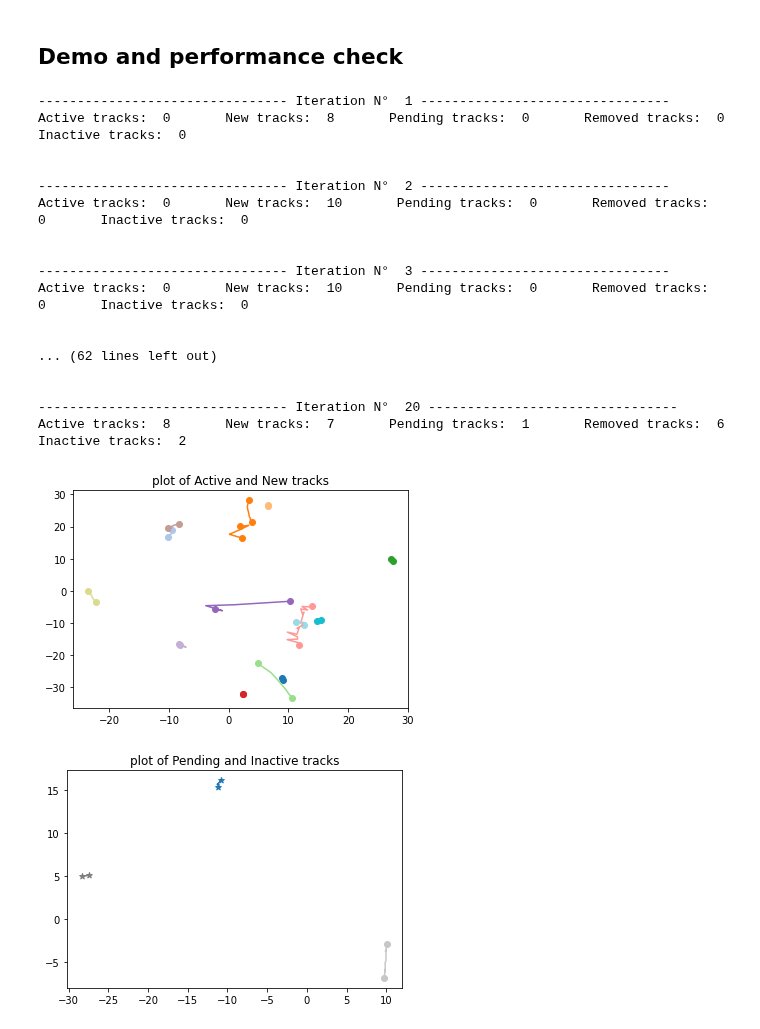
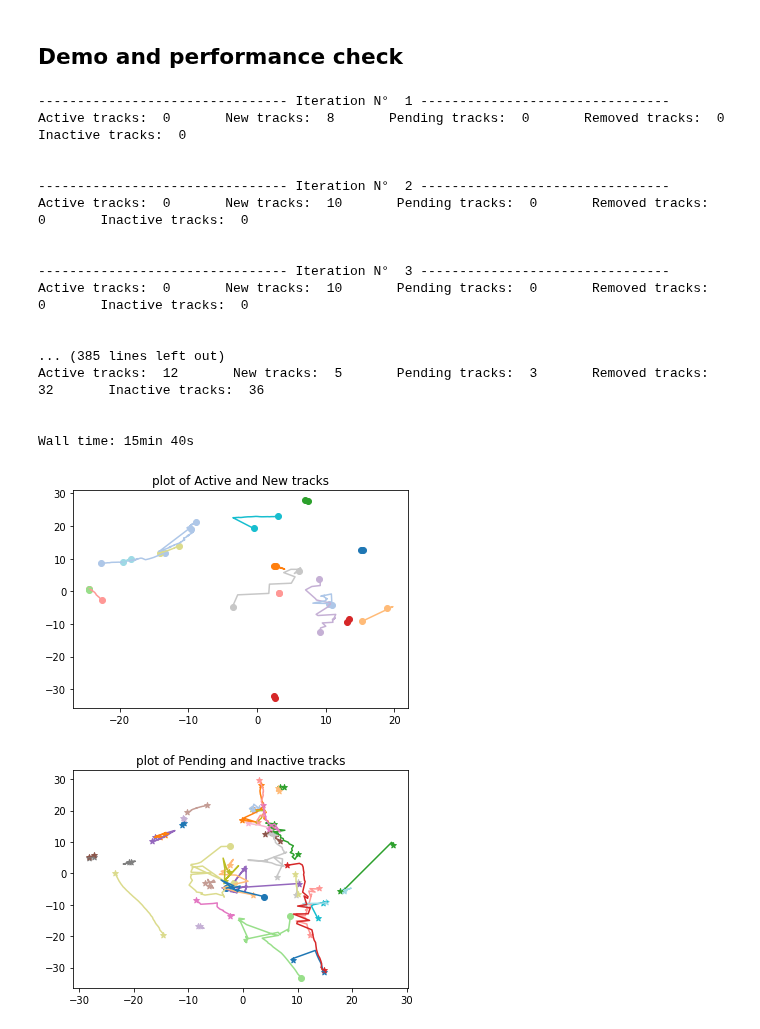
Before and after one commit to davidecarrara98/Multi-Object-Tracking-in-Complex-Urban-Scenarios, a Jupyter notebook: ProjectCode/First review notebook.ipynb, the cells around one changed output. Saved outputs shown, nothing was run; the diff lists cells and outputs as text; code cells hidden in the pictures.

```diff
--- a/ProjectCode/First review notebook.ipynb
+++ b/ProjectCode/First review notebook.ipynb
@@ -585,7 +585,7 @@ def unify(frame):
     max_value = np.max(dists)
 
     #Cycle on maxima
-    while max_value > 0.35:
+    while max_value > 0.5:
 
         if argmax[0] == argmax[1]:
             dists[argmax] = -1
@@ -842,7 +842,7 @@ class Tracker:
 
 
         labeled_df = labeled_df.groupby(['object_index']).sum()
-        labeled_df = labeled_df.divide(labeled_df.credibility_level, axis='index')
+        labeled_df = labeled_df.loc[:,~labeled_df.columns.isin(['credibility_level', 'camera'])].divide(labeled_df.credibility_level, axis='index')
         labeled_df = labeled_df.drop(['credibility_level', 'frame'], axis=1)
 
         self.current_objects = labeled_df
@@ -913,29 +913,30 @@ class Tracker:
 # %% [markdown]
 ## Demo and performance check
 # %%
+%%time
 # Create Tracker, analyze some frames
 TrackTrack = Tracker([df_109,df_130,df_142,df_143])
-TrackTrack.iterate_for(20)
+TrackTrack.iterate_for(100)
 # %% [output]
 -------------------------------- Iteration N°  1 --------------------------------
 Active tracks:  0       New tracks:  8       Pending tracks:  0       Removed tracks:  0       Inactive tracks:  0
 
 
 -------------------------------- Iteration N°  2 --------------------------------
 Active tracks:  0       New tracks:  10       Pending tracks:  0       Removed tracks:  0       Inactive tracks:  0
 
 
 -------------------------------- Iteration N°  3 --------------------------------
 Active tracks:  0       New tracks:  10       Pending tracks:  0       Removed tracks:  0       Inactive tracks:  0
 
 
-... (62 lines left out)
+... (385 lines left out)
+Active tracks:  12       New tracks:  5       Pending tracks:  3       Removed tracks:  32       Inactive tracks:  36
 
 
--------------------------------- Iteration N°  20 --------------------------------
-Active tracks:  8       New tracks:  7       Pending tracks:  1       Removed tracks:  6       Inactive tracks:  2
+Wall time: 15min 40s
-[figure, old version]
+[figure, new version]
-[figure, old version]
+[figure, new version]
 # %%
 #Print one trajectory as dataframe
 TrackTrack.tracks['Active'][5].to_df()
```
Also changed, not shown: parts of 3 cells of this notebook, 1 other file.
